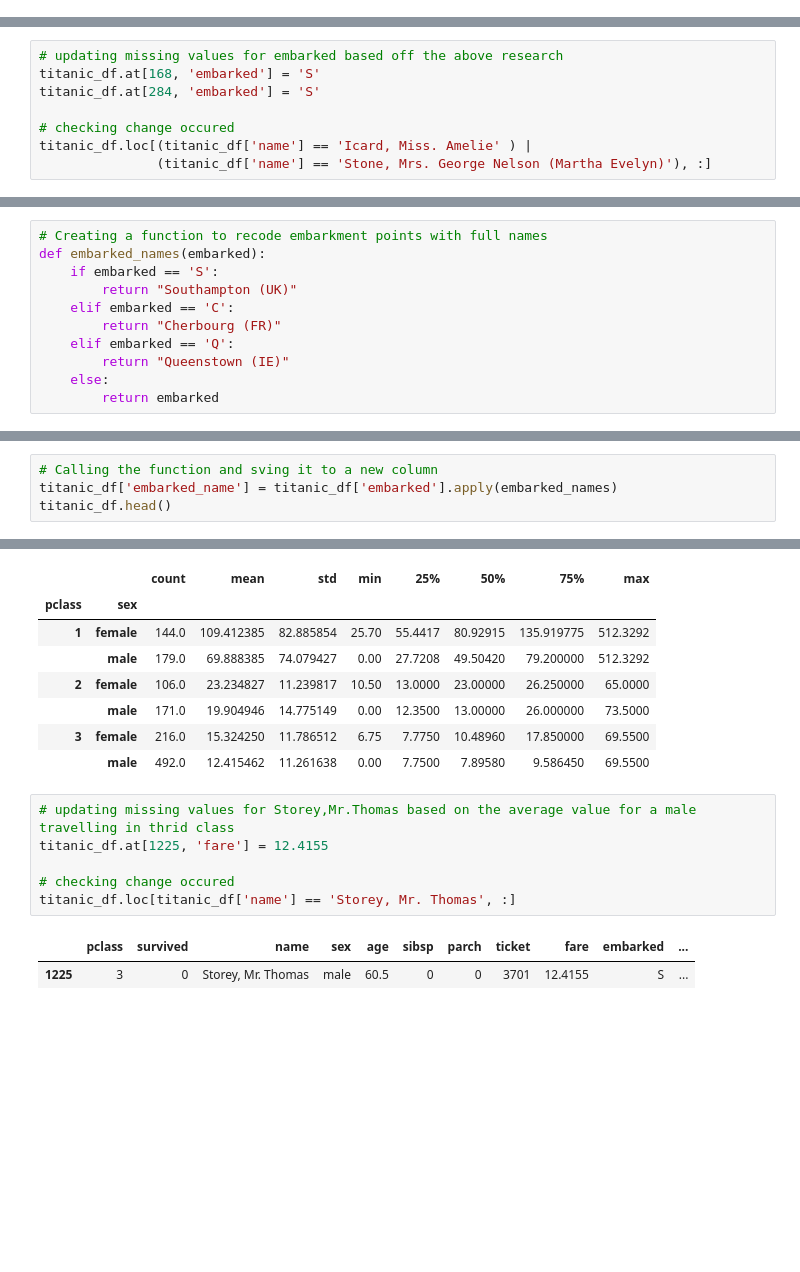
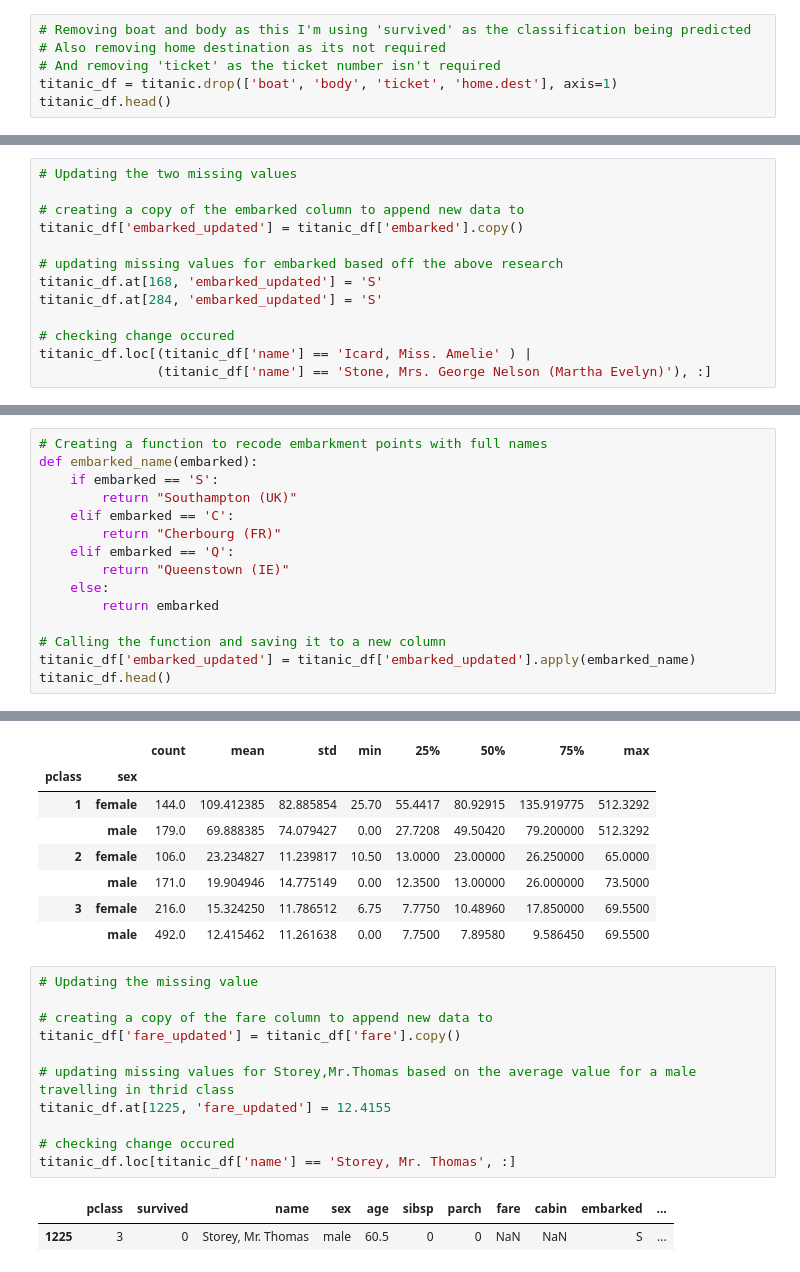
Before and after one commit to kimco2/Titanic_survival_predictions, a Jupyter notebook: titanic_setup.ipynb, the cells around one changed output, grey strips where cells are left out. Saved outputs shown, nothing was run; the diff lists cells and outputs as text; blank space fills up the shorter version.

```diff
--- a/titanic_data_setup.ipynb
+++ b/titanic_setup.ipynb
@@ -95,0 +85,6 @@ titanic_df.head()
+# %%
+# Removing boat and body as this I'm using 'survived' as the classification being predicted
+# Also removing home destination as its not required
+# And removing 'ticket' as the ticket number isn't required
+titanic_df = titanic.drop(['boat', 'body', 'ticket', 'home.dest'], axis=1)
+titanic_df.head()
@@ -213,9 +200,14 @@ Online research found that both passengers with missing embarked data embarked a
 https://www.encyclopedia-titanica.org/titanic-survivor/amelia-icard.html
 https://www.encyclopedia-titanica.org/titanic-survivor/martha-evelyn-stone.html
 # %%
+# Updating the two missing values
+
+# creating a copy of the embarked column to append new data to
+titanic_df['embarked_updated'] = titanic_df['embarked'].copy()
+
 # updating missing values for embarked based off the above research
-titanic_df.at[168, 'embarked'] = 'S'
-titanic_df.at[284, 'embarked'] = 'S'
+titanic_df.at[168, 'embarked_updated'] = 'S'
+titanic_df.at[284, 'embarked_updated'] = 'S'
 
 # checking change occured
 titanic_df.loc[(titanic_df['name'] == 'Icard, Miss. Amelie' ) |
@@ -227,6 +219,6 @@ titanic_df.loc[(titanic_df['name'] == 'Icard, Miss. Amelie' ) |
 # %%
 # Creating a function to recode embarkment points with full names
-def embarked_names(embarked):
+def embarked_name(embarked):
     if embarked == 'S':
         return "Southampton (UK)"
     elif embarked == 'C':
@@ -235,3 +227,7 @@ def embarked_names(embarked):
         return "Queenstown (IE)"
     else:
         return embarked
+
+# Calling the function and saving it to a new column
+titanic_df['embarked_updated'] = titanic_df['embarked_updated'].apply(embarked_name)
+titanic_df.head()
@@ -238,4 +240,0 @@ def embarked_names(embarked):
-# %%
-# Calling the function and sving it to a new column
-titanic_df['embarked_name'] = titanic_df['embarked'].apply(embarked_names)
-titanic_df.head()
@@ -285,11 +260,16 @@ grouped['fare'].describe()
 | 3 | female | 216.0 | 15.324250 | 11.786512 | 6.75 | 7.7750 | 10.48960 | 17.850000 | 69.5500 |
 |  | male | 492.0 | 12.415462 | 11.261638 | 0.00 | 7.7500 | 7.89580 | 9.586450 | 69.5500 |
 # %%
+# Updating the missing value
+
+# creating a copy of the fare column to append new data to
+titanic_df['fare_updated'] = titanic_df['fare'].copy()
+
 # updating missing values for Storey,Mr.Thomas based on the average value for a male travelling in thrid class
-titanic_df.at[1225, 'fare'] = 12.4155
+titanic_df.at[1225, 'fare_updated'] = 12.4155
 
 # checking change occured
 titanic_df.loc[titanic_df['name'] == 'Storey, Mr. Thomas', :]
 # %% [output]
-|  | pclass | survived | name | sex | age | sibsp | parch | ticket | fare | embarked | ... |
-| 1225 | 3 | 0 | Storey, Mr. Thomas | male | 60.5 | 0 | 0 | 3701 | 12.4155 | S | ... |
+|  | pclass | survived | name | sex | age | sibsp | parch | fare | cabin | embarked | ... |
+| 1225 | 3 | 0 | Storey, Mr. Thomas | male | 60.5 | 0 | 0 | NaN | NaN | S | ... |
```
Also changed, not shown: parts of 25 cells of this notebook, 10 other files.
